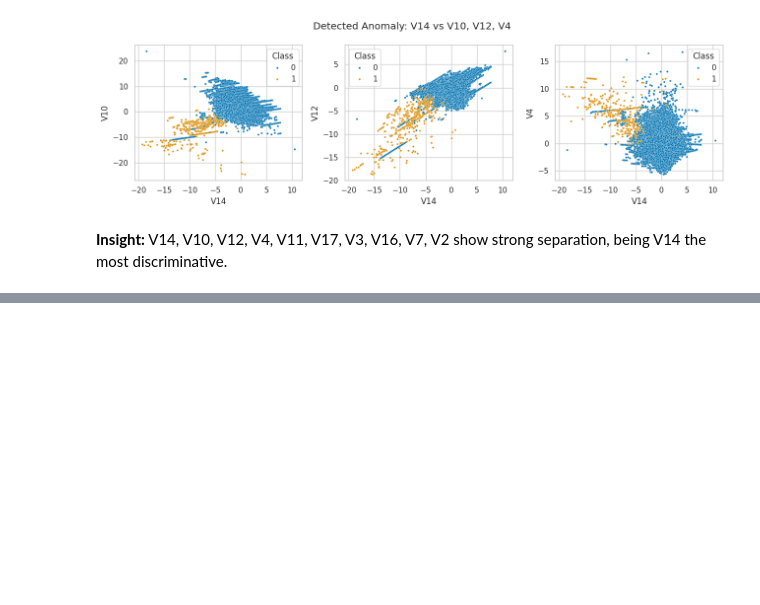
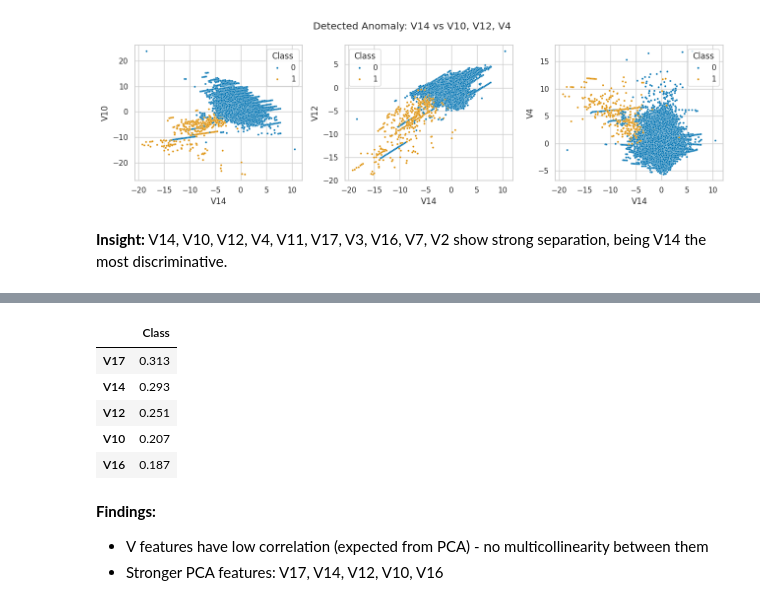
Before and after one commit to renteria-luis/fraud-detection-v1, a Jupyter notebook: notebooks/01_eda.ipynb, the cells around one changed output, grey strips where cells are left out. Cells and saved outputs as stored; diff of their text form; code cells hidden in the pictures; blank space fills up the shorter version.

```diff
--- a/notebooks/01_eda.ipynb
+++ b/notebooks/01_eda.ipynb
@@ -294,0 +308,13 @@ plt.show()
+# %%
+np.abs(corr.loc[:, 'V1':'V28'].T).sort_values(by='Class', ascending=False).head(5)
+# %% [output]
+|  | Class |
+| V17 | 0.313 |
+| V14 | 0.293 |
+| V12 | 0.251 |
+| V10 | 0.207 |
+| V16 | 0.187 |
+# %% [markdown]
+**Findings:**
+- V features have low correlation (expected from PCA) - no multicollinearity between them
+- Stronger PCA features: V17, V14, V12, V10, V16
```
Also changed, not shown: parts of 4 cells of this notebook.
